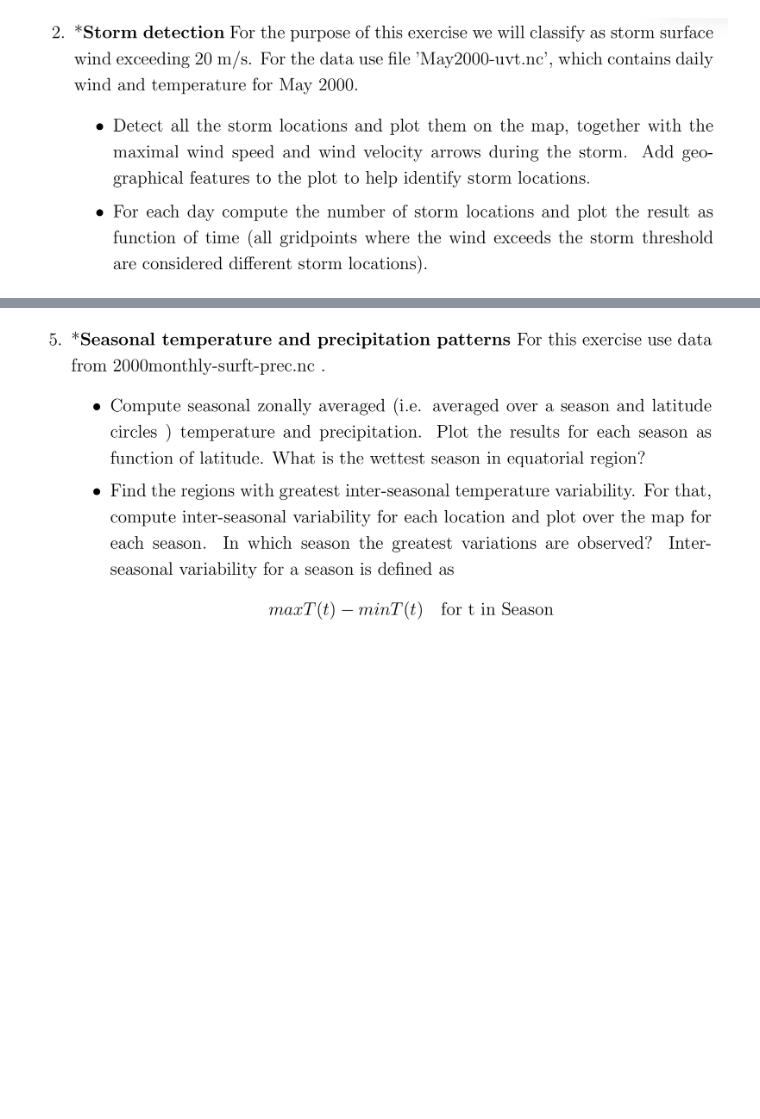
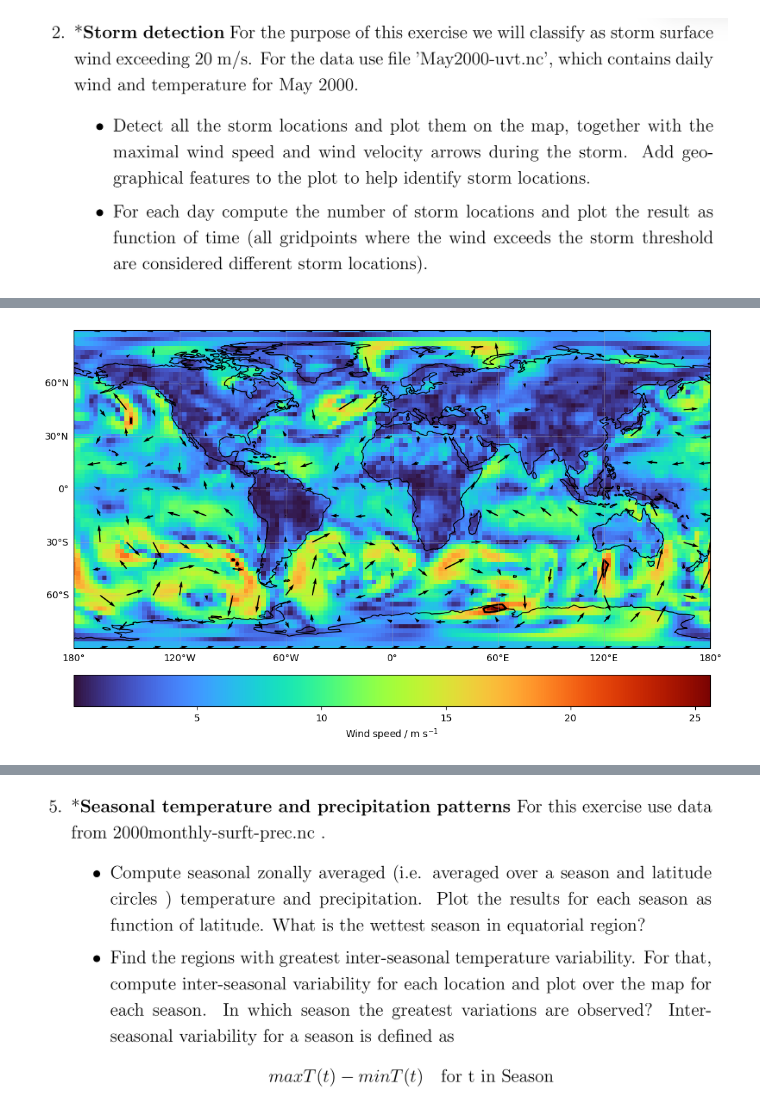
Before and after one commit to ChaPop870/63-527-Data-Analysis-of-Atm-and-Oce-using-Python-Labs, a Jupyter notebook: Lab-Report-2/Lab 3.ipynb, the cells around one changed output, grey strips where cells are left out. Drawn from its saved outputs; the diff is of its cells as text; code cells hidden in the pictures; blank space fills up the shorter version.

```diff
--- a/Lab-Report-2/Lab 3.ipynb
+++ b/Lab-Report-2/Lab 3.ipynb
@@ -75,3 +203,99 @@ ax.map(lambda: plt.gca().coastlines())
+# %%
+import numpy as np
+import matplotlib.pyplot as plt
+import cartopy.crs as ccrs
+
+# Select date.
+date = '2010-05-10'
+
+# Select wind components.
+u = ds['u'].sel(level=1000, time=date, method='nearest')
+v = ds['v'].sel(level=1000, time=date, method='nearest')
+
+# Coordinates.
+lon = ds['longitude']
+lat = ds['latitude']
+
+X, Y = np.meshgrid(lon, lat)
+
+# Wind speed.
+wind_speed = np.sqrt(u**2 + v**2)
+
+# Threshold mask.
+high_winds = wind_speed.where(wind_speed >= 20)
+
+# Figure.
+fig, ax = plt.subplots(
+    figsize=(12, 10),
+    subplot_kw=dict(projection=ccrs.PlateCarree())
+)
+
+# Wind speed shading.
+wind_plot = ax.pcolormesh(
+    X,
+    Y,
+    wind_speed,
+    cmap='turbo',
+    shading='auto',
+    transform=ccrs.PlateCarree()
+)
+
+# Highlight >20 m/s winds using contours.
+ax.contour(
+    X,
+    Y,
+    wind_speed,
+    levels=[20],
+    colors='black',
+    linewidths=2,
+    transform=ccrs.PlateCarree()
+)
+
+# Optional: hatch high wind regions.
+ax.contourf(
+    X,
+    Y,
+    high_winds,
+    levels=[20, wind_speed.max()],
+    hatches=['///'],
+    colors='none',
+    transform=ccrs.PlateCarree()
+)
+
+# Thin quiver vectors.
+skip = 6
+
+ax.quiver(
+    X[::skip, ::skip],
+    Y[::skip, ::skip],
+    u.values[::skip, ::skip],
+    v.values[::skip, ::skip],
+    color='black',
+    scale=500,
+    width=0.002,
+    transform=ccrs.PlateCarree()
+)
+
+# Coastlines.
+ax.coastlines()
+
+# Gridlines.
+gl = ax.gridlines(draw_labels=True, alpha=0.3)
+gl.top_labels = False
+gl.right_labels = False
+
+# Colorbar.
+cbar = fig.colorbar(
+    wind_plot,
+    ax=ax,
+    orientation='horizontal',
+    pad=0.05,
+    label=r'Wind speed / m s$^{-1}$'
+)
+
+plt.show()
+# %% [output]
+[figure, added]
 # %% [markdown]
 ![image.png](attachment:a9071387-5ff4-47d4-9aa7-21397a7191fa.png)
 ![image.png](attachment:5d061698-bea4-498d-849f-77764d0c8680.png)
```
Also changed, not shown: parts of 3 cells of this notebook, 4 other files.
